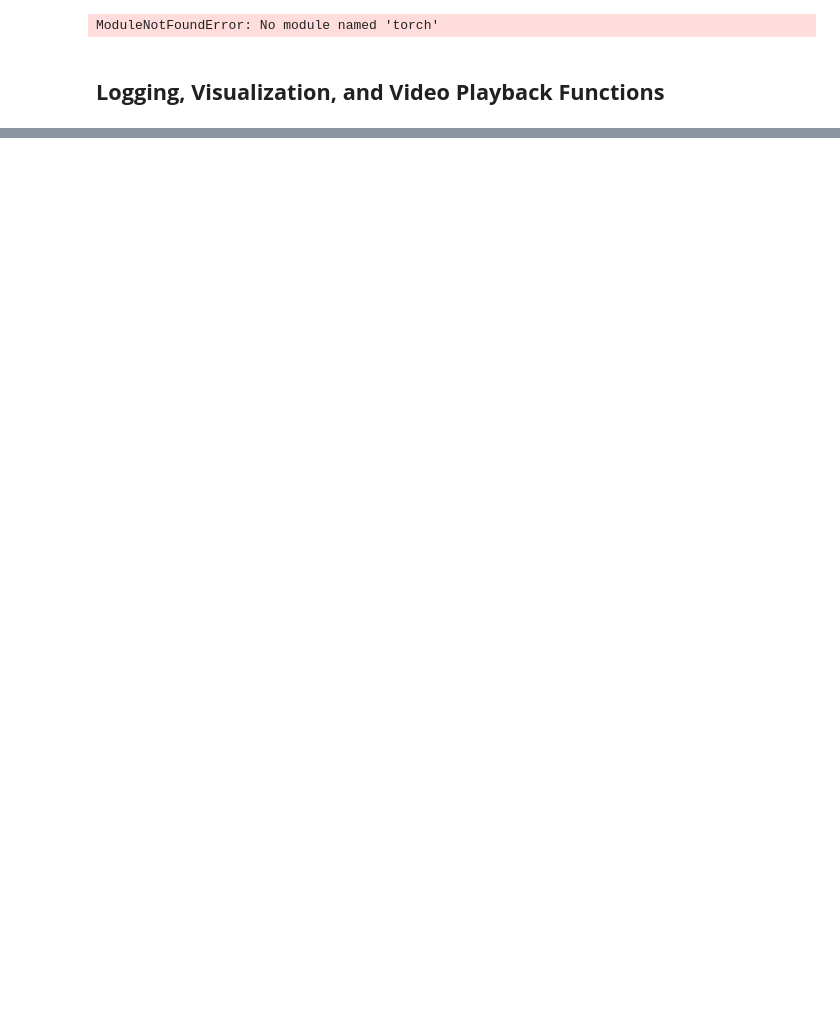
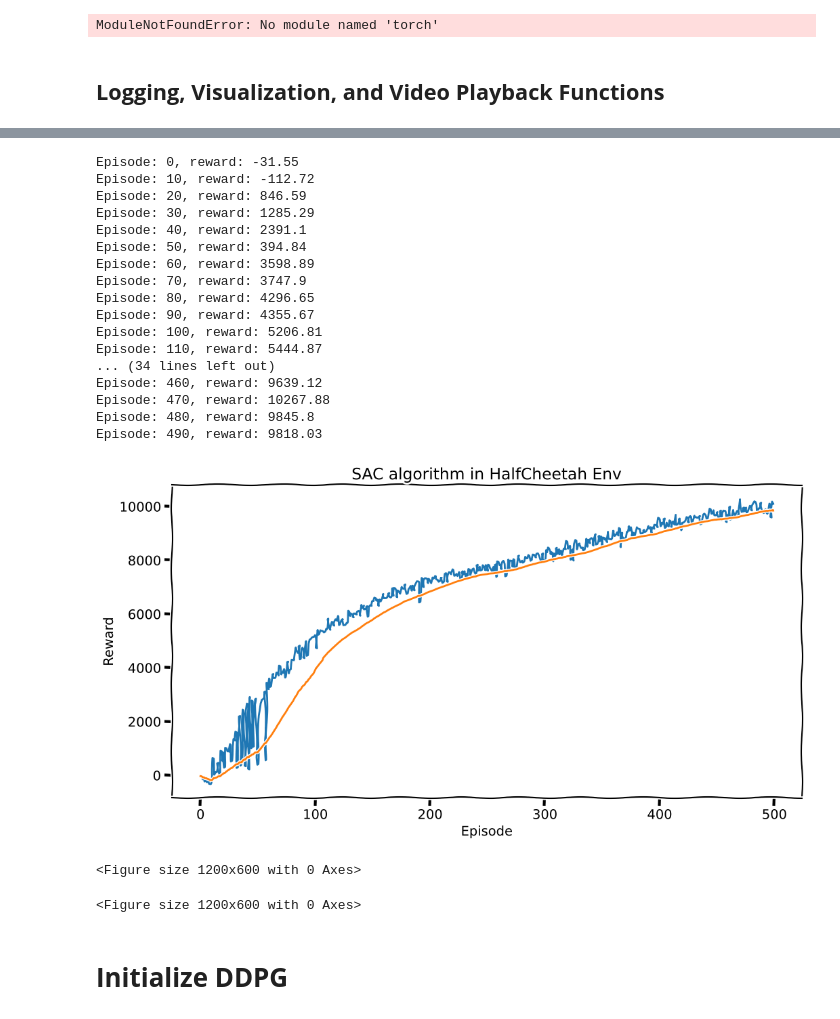
Before and after one commit to ParsaGhezelbash/Deep-RL, a Jupyter notebook: HW/HW 4/HW4_P1_PPO_Continuous.ipynb, the cells around one changed output, grey strips where cells are left out. Saved outputs shown, nothing was run; the diff lists cells and outputs as text; code cells hidden in the pictures; blank space fills up the shorter version.

```diff
--- a/HW/HW 4/HW4_P1_PPO_Continuous.ipynb
+++ b/HW/HW 4/HW4_P1_PPO_Continuous.ipynb
@@ -424,0 +412,77 @@ Total Reward: 3544.049738288837
+# %%
+# Training Loop
+total_numsteps = 0
+updates = 0
+reward_history = []
+Max_episodes = 500
+criteria = 0
+max_reward = -1000
+for i_episode in range(Max_episodes):
+    episode_steps = 0
+    done = False
+    state, _ = env.reset()
+
+    while not done:
+        if config['start_steps'] > total_numsteps:
+            action = env.action_space.sample()  # Sample random action
+        else:
+            action = agent.select_action(state)  # Sample action from policy
+
+        if len(memory) > config['batch_size']:
+              critic_1_loss, critic_2_loss, policy_loss, ent_loss, alpha = agent.update_parameters(memory, config['batch_size'], updates)
+              updates += 1
+
+        next_state, reward, done, truncated, _ = env.step(action) # Step
+        episode_steps += 1
+        total_numsteps +=1
+        done = done or truncated
+
+        # Ignore the "done" signal if it comes from hitting the time horizon.
+
+        mask = 1 if episode_steps == env._max_episode_steps else float(not done)
+
+        memory.push(state, action, reward, next_state, mask) # Append transition to memory
+
+        state = next_state
+
+      # TODO 14: Evaluate the policy at regular intervals and log the average reward.
+        pass
+      # TODO 14: Here, we are running evaluation episodes to measure how well the policy is performing over time.
+
+      if i_episode % 10 == 0:
+        print("Episode: {}, reward: {}".format(i_episode, round(avg_reward, 2)))
+
+      if avg_reward < max_reward:
+        criteria +=1
+        if criteria == 50:
+          break
+      else:
+        criteria = 0
+
+      max_reward = max(reward_history)
+
+env.close()
+
+
+plot_rewards(reward_history, show_result='SAC algorithm in HalfCheetah Env')
+# %% [output]
+Episode: 0, reward: -31.55
+Episode: 10, reward: -112.72
+Episode: 20, reward: 846.59
+Episode: 30, reward: 1285.29
+Episode: 40, reward: 2391.1
+Episode: 50, reward: 394.84
+Episode: 60, reward: 3598.89
+Episode: 70, reward: 3747.9
+Episode: 80, reward: 4296.65
+Episode: 90, reward: 4355.67
+Episode: 100, reward: 5206.81
+Episode: 110, reward: 5444.87
+... (34 lines left out)
+Episode: 460, reward: 9639.12
+Episode: 470, reward: 10267.88
+Episode: 480, reward: 9845.8
+Episode: 490, reward: 9818.03
+[figure, added]
+<Figure size 1200x600 with 0 Axes>
+<Figure size 1200x600 with 0 Axes>
@@ -424,0 +509,2 @@ Total Reward: 3544.049738288837
+# %% [markdown]
+# **Initialize DDPG**
```
Also changed, not shown: parts of 31 cells of this notebook.
